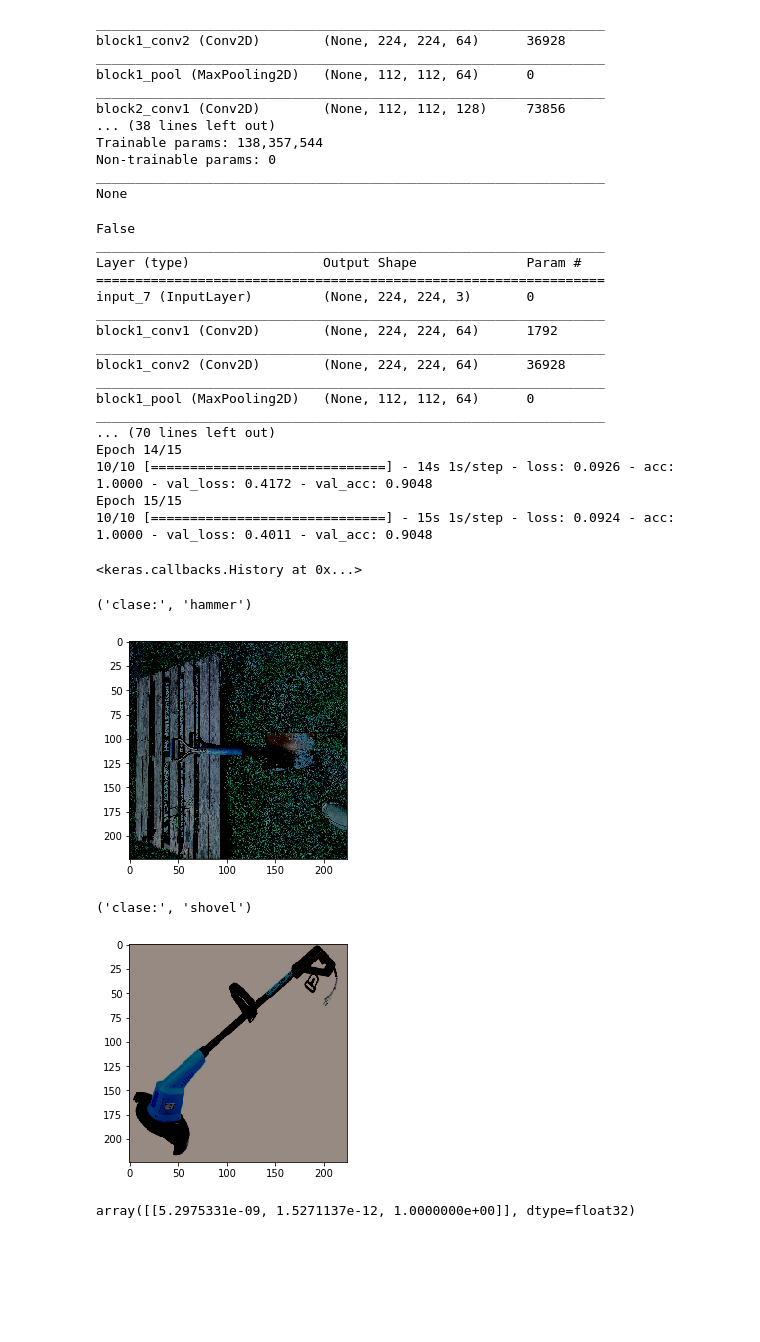
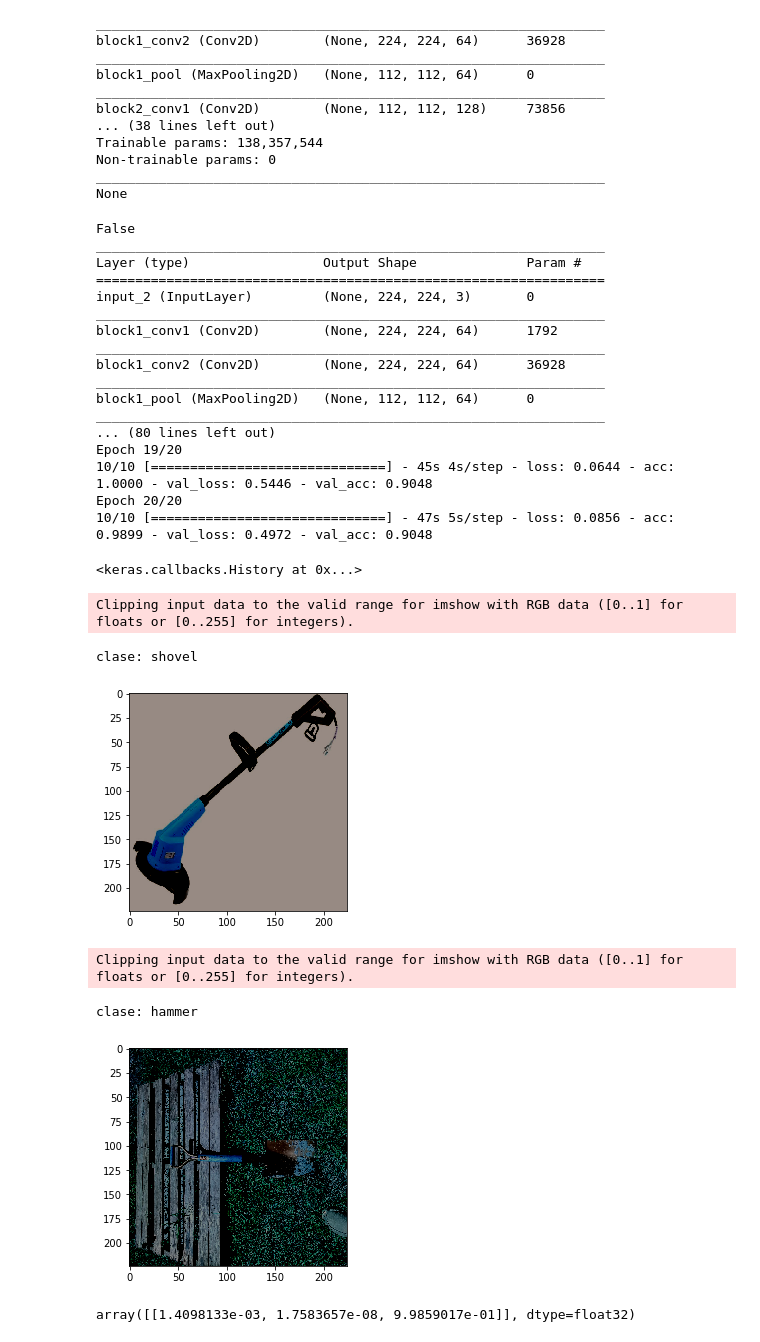
Before and after one commit to Sudakatux/simple_classifier, a Jupyter notebook: ModelStuff.ipynb, the cells around one changed output. Cells and saved outputs as stored; diff of their text form; code cells hidden in the pictures; blank space fills up the shorter version.

```diff
--- a/ModelStuff.ipynb
+++ b/ModelStuff.ipynb
@@ -129,26 +129,14 @@ idx_2_class = {v:k for k,v in train_generator.class_indices.items()}
 custom_vgg_model.fit_generator(
         train_generator,
         steps_per_epoch=10,
-        epochs=15,
+        epochs=20,
         validation_data=val_generator)
-
-# t=time.time()
-#	t = now()
-# hist = custom_vgg_model.fit(X_train, y_train, batch_size=32, epochs=2, verbose=1, validation_data=(X_test, y_test))
-# print('Training time: %s' % (t - time.time()))
-# (loss, accuracy) = custom_vgg_model.evaluate(X_test, y_test, batch_size=10, verbose=1)
-
-# print("[INFO] loss={:.4f}, accuracy: {:.4f}%".format(loss,accuracy * 100))
-
-
-# model = VGG16(include_top=False,weights="imagenet")
-# print(model.summary())
 # %% [output]
 False
 _________________________________________________________________
 Layer (type)                 Output Shape              Param #
 =================================================================
-input_7 (InputLayer)         (None, 224, 224, 3)       0
+input_2 (InputLayer)         (None, 224, 224, 3)       0
 _________________________________________________________________
 block1_conv1 (Conv2D)        (None, 224, 224, 64)      1792
 _________________________________________________________________
@@ -156,35 +144,37 @@ block1_conv2 (Conv2D)        (None, 224, 224, 64)      36928
 _________________________________________________________________
 block1_pool (MaxPooling2D)   (None, 112, 112, 64)      0
 _________________________________________________________________
-... (70 lines left out)
-Epoch 14/15
-10/10 [==============================] - 14s 1s/step - loss: 0.0926 - acc: 1.0000 - val_loss: 0.4172 - val_acc: 0.9048
-Epoch 15/15
-10/10 [==============================] - 15s 1s/step - loss: 0.0924 - acc: 1.0000 - val_loss: 0.4011 - val_acc: 0.9048
+... (80 lines left out)
+Epoch 19/20
+10/10 [==============================] - 45s 4s/step - loss: 0.0644 - acc: 1.0000 - val_loss: 0.5446 - val_acc: 0.9048
+Epoch 20/20
+10/10 [==============================] - 47s 5s/step - loss: 0.0856 - acc: 0.9899 - val_loss: 0.4972 - val_acc: 0.9048
 <keras.callbacks.History at 0x...>
 # %%
 for i in range(len(val_generator)):
     images, class_true = next(val_generator)
     class_pred = custom_vgg_model.predict_on_batch(images)
     indexes = np.logical_not((np.argmax(class_pred, axis = 1) == np.argmax(class_true, axis=1)))
     for i, image in enumerate(images[indexes]):
         class_idx = np.argmax(class_pred, axis = 1)[indexes][i]
         class_id = idx_2_class[class_idx]
         print('clase:', class_id)
         pyplot.imshow(image)
         pyplot.show()
-img = load_img('martillo.jpg', target_size=(224, 224))
+img = load_img('test_pala.jpg', target_size=(224, 224))
 img = img_to_array(img)
 
 img = img.reshape((1, img.shape[0], img.shape[1], img.shape[2]))
 
 img = preprocess_input(img)
 # predict the probability across all output classes
 
 custom_vgg_model.predict(img)
 # %% [output]
-('clase:', 'hammer')
+Clipping input data to the valid range for imshow with RGB data ([0..1] for floats or [0..255] for integers).
+clase: shovel
-[figure, old version]
+[figure, new version]
-('clase:', 'shovel')
+Clipping input data to the valid range for imshow with RGB data ([0..1] for floats or [0..255] for integers).
+clase: hammer
-[figure, old version]
+[figure, new version]
-array([[5.2975331e-09, 1.5271137e-12, 1.0000000e+00]], dtype=float32)
+array([[1.4098133e-03, 1.7583657e-08, 9.9859017e-01]], dtype=float32)
```
Also changed, not shown: parts of 7 cells of this notebook.
